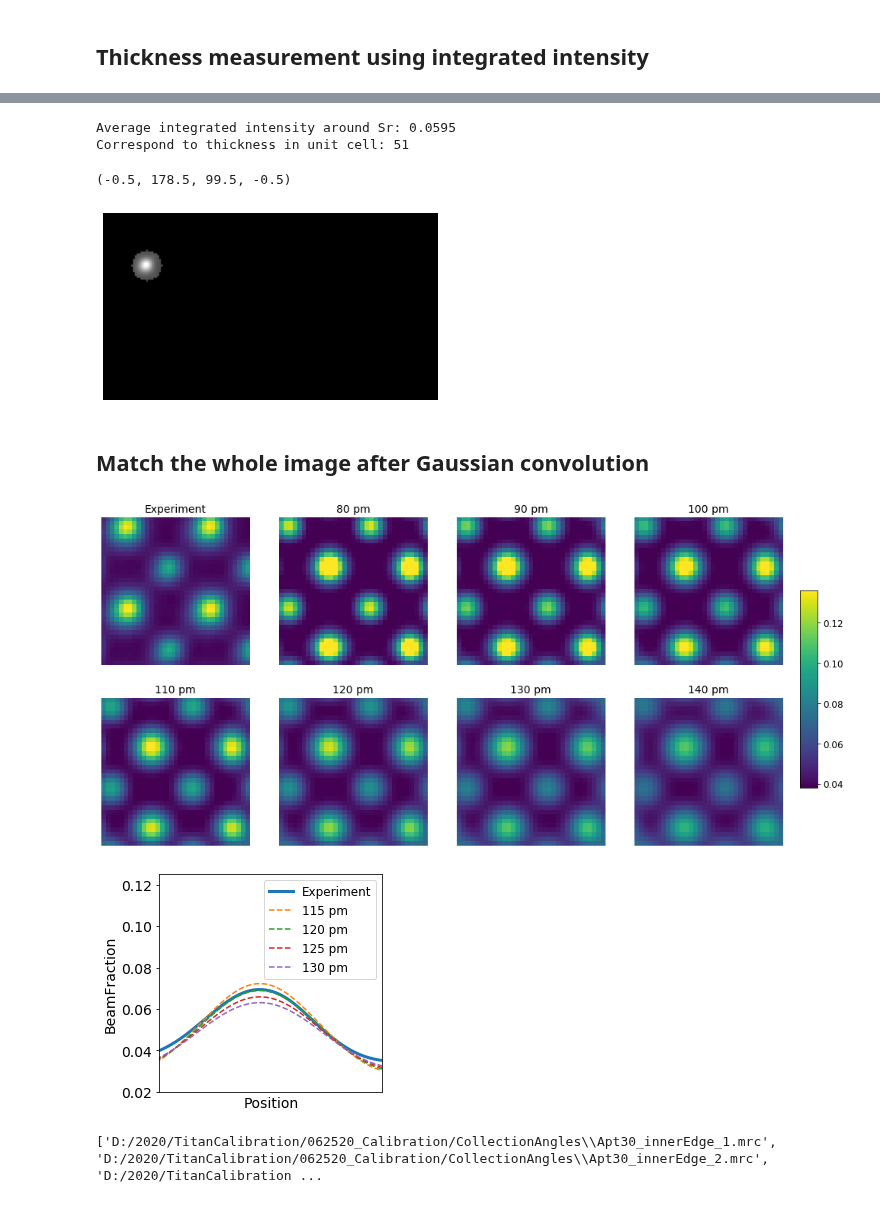
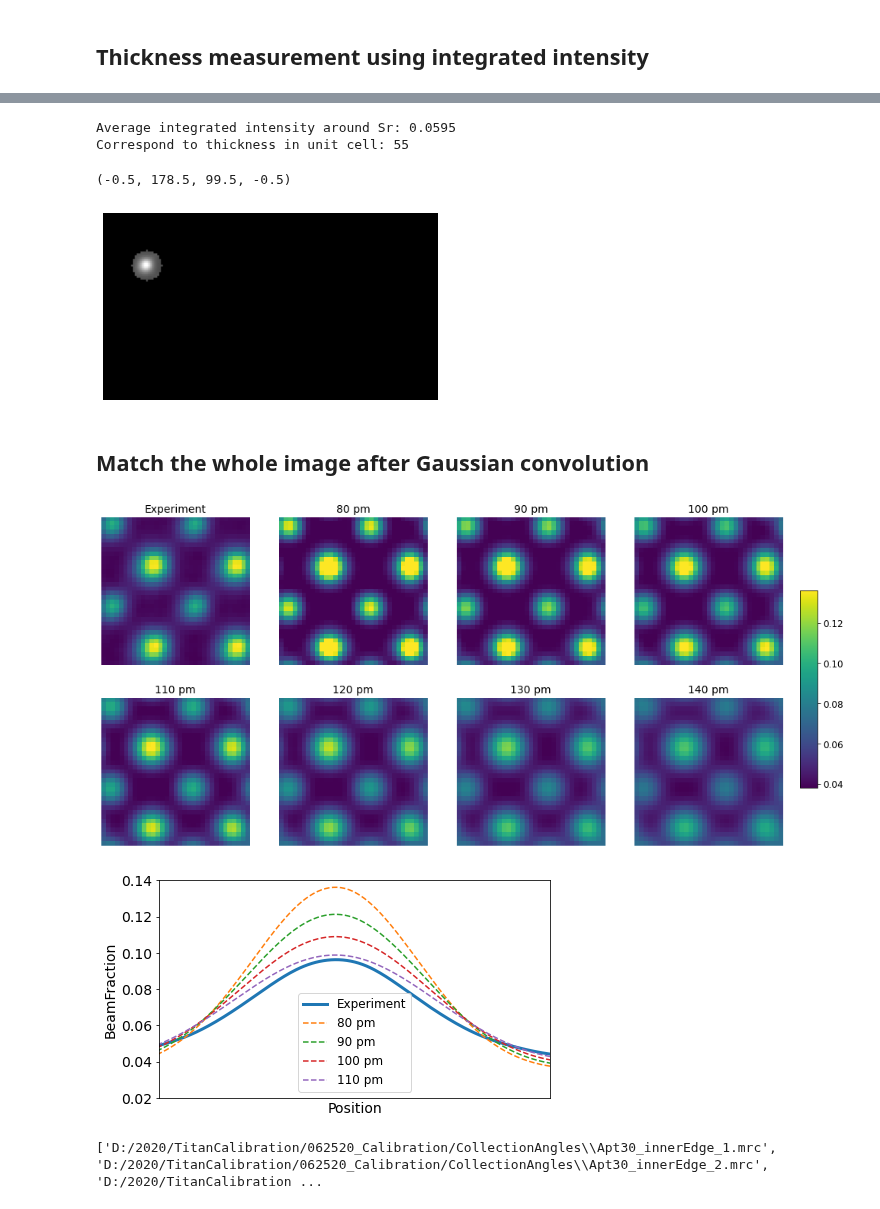
Before and after one commit to CY-Zhang/PyProcessingCodes, a Jupyter notebook: Calibrations/SourceSizeCalibration.ipynb, the cells around one changed output, grey strips where cells are left out. Saved outputs shown, nothing was run; the diff lists cells and outputs as text; code cells hidden in the pictures.

```diff
--- a/Calibrations/SourceSizeCalibration.ipynb
+++ b/Calibrations/SourceSizeCalibration.ipynb
@@ -77,7 +117,7 @@ HAADF_stack = np.zeros((dataset.shape[0], dataset.shape[1], len(f['4DSTEM_simula
 for idepth in range(len(f['4DSTEM_simulation']['data']['realslices'].keys())):
     slice_name = 'virtual_detector_depth' + '{0:04d}'.format(idepth)
     dataset = f['4DSTEM_simulation']['data']['realslices'][slice_name]['realslice']
-    HAADF_stack[:,:,idepth] = np.sum(dataset[:,:,51:303],axis=2)
+    HAADF_stack[:,:,idepth] = np.sum(dataset[:,:,53:315],axis=2)
 # %%
 plt.imshow(HAADF_stack[:,:,20])
 plt.axis('off')
@@ -133,7 +173,7 @@ plt.axis('off')
 # plt.plot(coordinates[:, 1], coordinates[:, 0], 'r.')
 # %% [output]
 Average integrated intensity around Sr: 0.0595
-Correspond to thickness in unit cell: 51
+Correspond to thickness in unit cell: 55
 (-0.5, 178.5, 99.5, -0.5)
 [figure]
 # %% [markdown]
@@ -141,7 +183,7 @@ Correspond to thickness in unit cell: 51
 # %%
 # pixel size used in both simulation and experiment
 px_size = 21.5
-img_patch_quant = img_crop_quant[7:41,17:51]
+img_patch_quant = img_crop_quant[17:51,11:45]
 # Plot quantitative STEM data, all images use the same colorbar
 int_max = np.amax(img_patch_quant)
 int_min = np.amin(img_patch_quant)
@@ -170,14 +212,14 @@ cax = fig.add_axes([0.92,0.26,0.02,0.45])
 cbar = plt.colorbar(im, cax=cax)
 cbar.ax.tick_params(labelsize=12)
 # %% [output]
-[figure, old version]
+[figure, new version]
 # %%
 #-- Extract the line...
 
 # Make a line with "num" points...
-x0, y0 = 36, 17 # These are in _pixel_ coordinates!!
-x1, y1 = 69, 50
-num = 967
+x0, y0 = 18, 12 # These are in _pixel_ coordinates!!
+x1, y1 = x0+33, y0+33
+num = 1000
 img_patch_quant = img_crop_quant[x0:x1,y0:y1]
 x, y = np.linspace(x0, x1, num), np.linspace(y0, y1, num)
 
@@ -187,38 +229,38 @@ zi = scipy.ndimage.map_coordinates(img_crop_quant, np.vstack((x,y)))
 #-- Plot...
 # fig = plt.figure(figsize=(16,8))
 # fig.add_subplot(221)
 # plt.imshow(img_patch_quant)
 # plt.plot([0,32], [0,32], 'ro-')
 # plt.axis('off')
 
 # fig.add_subplot(212)
-fig = plt.figure(figsize=(4,4))
+fig = plt.figure(figsize=(7,4))
 plt.plot(zi-0.0008,linewidth=3 ,label = 'Experiment')
 x0, y0 = 0.2,0.2 # These are in _pixel_ coordinates!!
 x1, y1 = 33.2,33.2
 num = 1000
 x, y = np.linspace(x0, x1, num), np.linspace(y0, y1, num)
 for i in range(4):
 
-    source_size = 115 + i*5
+    source_size = 80 + i*10
     sigma = (source_size/px_size)/(2.355)
     kernel = gaussKernel(sigma,HAADF_stack.shape[0])
     fkernel = np.fft.fft2(kernel)
     sim_ss = np.fft.fftshift(np.fft.ifft2(fkernel*np.fft.fft2(HAADF_stack[:,:,index]))).real
     zj = scipy.ndimage.map_coordinates(sim_ss, np.vstack((x,y)))
-    plt.plot(zj, '--',label= '{0:0d}'.format(source_size) + ' pm')
+    plt.plot(zj-0.0, '--',label= '{0:0d}'.format(source_size) + ' pm')
 
 plt.legend(fontsize=12)
 plt.xticks([])
 plt.xlabel('Position',fontsize=14)
 plt.yticks(fontsize=14)
 plt.ylabel('BeamFraction',fontsize=14)
 plt.xlim([500,700])
-plt.ylim([0.02,0.125])
+plt.ylim([0.02,0.14])
 
 plt.show()
 # %% [output]
-[figure, old version]
+[figure, new version]
 # %%
 path = 'D:/2020/TitanCalibration/062520_Calibration/CollectionAngles/Apt30_innerEdge*.mrc'
 filelist = glob.glob(path)
```
Also changed, not shown: parts of 8 cells of this notebook, 4 other files.
